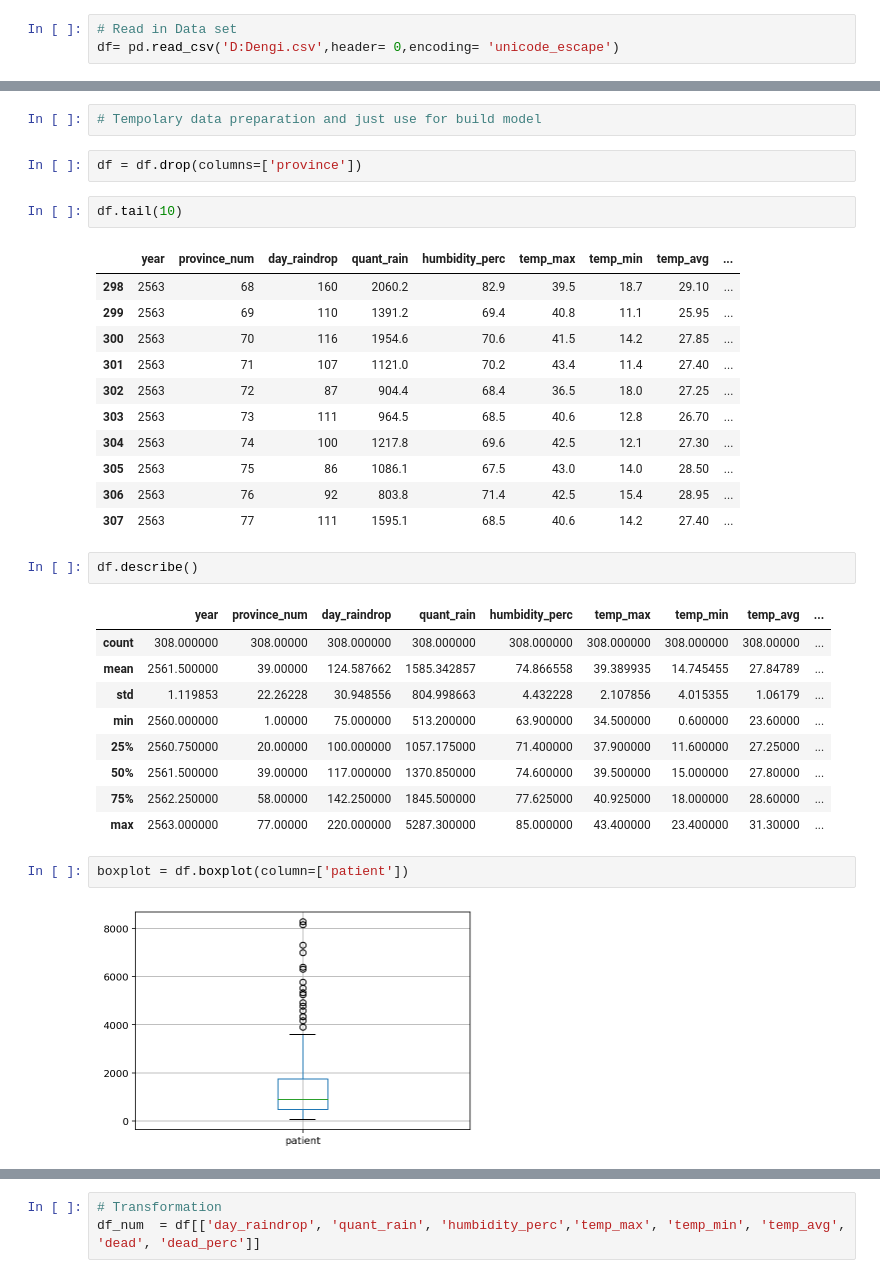
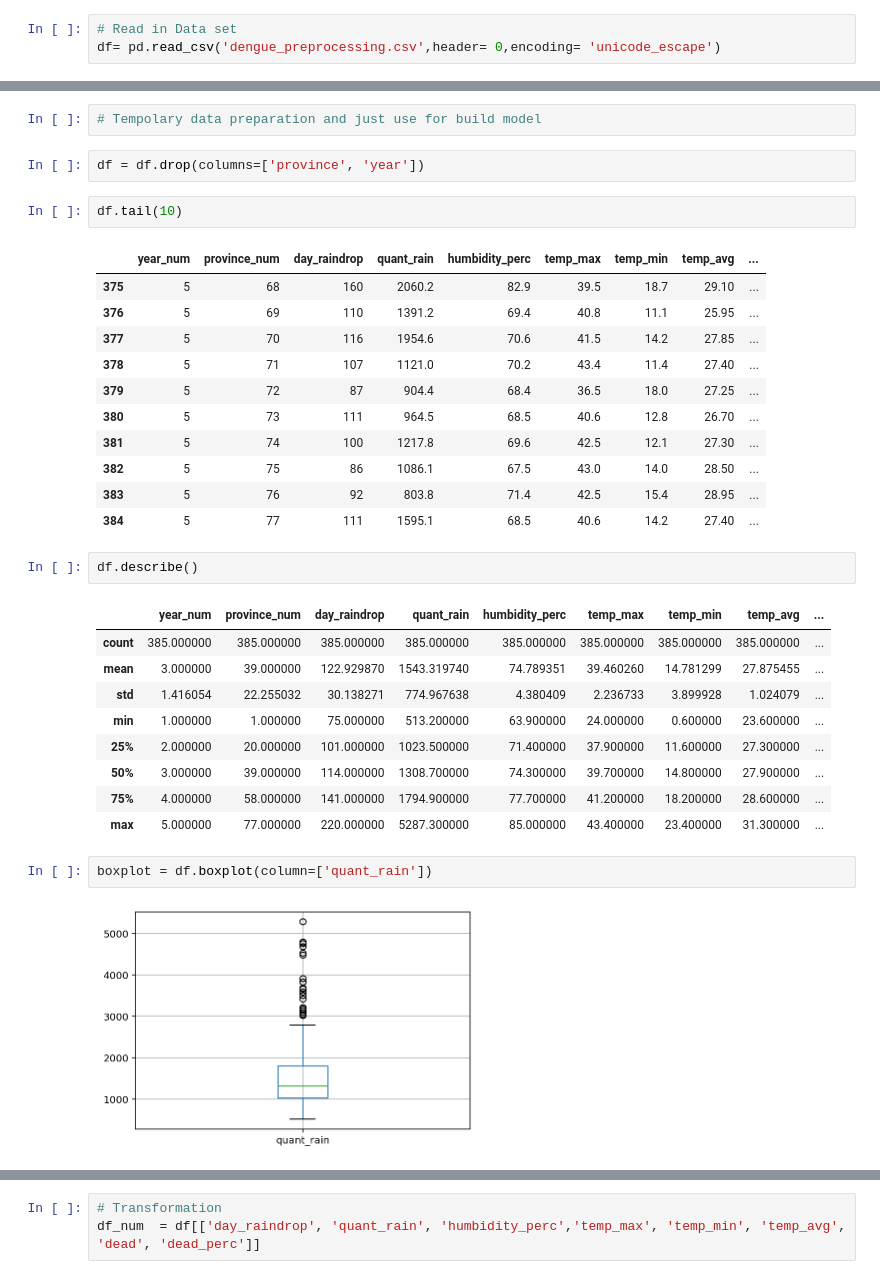
Before and after one commit to Phophism/python_project, a Jupyter notebook: Nattawat/V1_MLR_test.ipynb, the cells around one changed output, grey strips where cells are left out. Saved outputs shown, nothing was run; the diff lists cells and outputs as text.

```diff
--- a/Nattawat/V1_MLR_test.ipynb
+++ b/Nattawat/V1_MLR_test.ipynb
@@ -29,7 +29,7 @@ sklearn version: 0.23.2
 ### Input Data from CSV file.
 # %%
 # Read in Data set
-df= pd.read_csv('D:Dengi.csv',header= 0,encoding= 'unicode_escape')
+df= pd.read_csv('dengue_preprocessing.csv',header= 0,encoding= 'unicode_escape')
 # %%
 df.head()
 # %% [output]
@@ -42,37 +42,37 @@ df.head()
 # %%
 # Tempolary data preparation and just use for build model
 # %%
-df = df.drop(columns=['province'])
+df = df.drop(columns=['province', 'year'])
 # %%
 df.tail(10)
 # %% [output]
-|  | year | province_num | day_raindrop | quant_rain | humbidity_perc | temp_max | temp_min | temp_avg | ... |
-| 298 | 2563 | 68 | 160 | 2060.2 | 82.9 | 39.5 | 18.7 | 29.10 | ... |
-| 299 | 2563 | 69 | 110 | 1391.2 | 69.4 | 40.8 | 11.1 | 25.95 | ... |
-| 300 | 2563 | 70 | 116 | 1954.6 | 70.6 | 41.5 | 14.2 | 27.85 | ... |
-| 301 | 2563 | 71 | 107 | 1121.0 | 70.2 | 43.4 | 11.4 | 27.40 | ... |
-| 302 | 2563 | 72 | 87 | 904.4 | 68.4 | 36.5 | 18.0 | 27.25 | ... |
-| 303 | 2563 | 73 | 111 | 964.5 | 68.5 | 40.6 | 12.8 | 26.70 | ... |
-| 304 | 2563 | 74 | 100 | 1217.8 | 69.6 | 42.5 | 12.1 | 27.30 | ... |
-| 305 | 2563 | 75 | 86 | 1086.1 | 67.5 | 43.0 | 14.0 | 28.50 | ... |
-| 306 | 2563 | 76 | 92 | 803.8 | 71.4 | 42.5 | 15.4 | 28.95 | ... |
-| 307 | 2563 | 77 | 111 | 1595.1 | 68.5 | 40.6 | 14.2 | 27.40 | ... |
+|  | year_num | province_num | day_raindrop | quant_rain | humbidity_perc | temp_max | temp_min | temp_avg | ... |
+| 375 | 5 | 68 | 160 | 2060.2 | 82.9 | 39.5 | 18.7 | 29.10 | ... |
+| 376 | 5 | 69 | 110 | 1391.2 | 69.4 | 40.8 | 11.1 | 25.95 | ... |
+| 377 | 5 | 70 | 116 | 1954.6 | 70.6 | 41.5 | 14.2 | 27.85 | ... |
+| 378 | 5 | 71 | 107 | 1121.0 | 70.2 | 43.4 | 11.4 | 27.40 | ... |
+| 379 | 5 | 72 | 87 | 904.4 | 68.4 | 36.5 | 18.0 | 27.25 | ... |
+| 380 | 5 | 73 | 111 | 964.5 | 68.5 | 40.6 | 12.8 | 26.70 | ... |
+| 381 | 5 | 74 | 100 | 1217.8 | 69.6 | 42.5 | 12.1 | 27.30 | ... |
+| 382 | 5 | 75 | 86 | 1086.1 | 67.5 | 43.0 | 14.0 | 28.50 | ... |
+| 383 | 5 | 76 | 92 | 803.8 | 71.4 | 42.5 | 15.4 | 28.95 | ... |
+| 384 | 5 | 77 | 111 | 1595.1 | 68.5 | 40.6 | 14.2 | 27.40 | ... |
 # %%
 df.describe()
 # %% [output]
-|  | year | province_num | day_raindrop | quant_rain | humbidity_perc | temp_max | temp_min | temp_avg | ... |
-| count | 308.000000 | 308.00000 | 308.000000 | 308.000000 | 308.000000 | 308.000000 | 308.000000 | 308.00000 | ... |
-| mean | 2561.500000 | 39.00000 | 124.587662 | 1585.342857 | 74.866558 | 39.389935 | 14.745455 | 27.84789 | ... |
-| std | 1.119853 | 22.26228 | 30.948556 | 804.998663 | 4.432228 | 2.107856 | 4.015355 | 1.06179 | ... |
-| min | 2560.000000 | 1.00000 | 75.000000 | 513.200000 | 63.900000 | 34.500000 | 0.600000 | 23.60000 | ... |
-| 25% | 2560.750000 | 20.00000 | 100.000000 | 1057.175000 | 71.400000 | 37.900000 | 11.600000 | 27.25000 | ... |
-| 50% | 2561.500000 | 39.00000 | 117.000000 | 1370.850000 | 74.600000 | 39.500000 | 15.000000 | 27.80000 | ... |
-| 75% | 2562.250000 | 58.00000 | 142.250000 | 1845.500000 | 77.625000 | 40.925000 | 18.000000 | 28.60000 | ... |
-| max | 2563.000000 | 77.00000 | 220.000000 | 5287.300000 | 85.000000 | 43.400000 | 23.400000 | 31.30000 | ... |
+|  | year_num | province_num | day_raindrop | quant_rain | humbidity_perc | temp_max | temp_min | temp_avg | ... |
+| count | 385.000000 | 385.000000 | 385.000000 | 385.000000 | 385.000000 | 385.000000 | 385.000000 | 385.000000 | ... |
+| mean | 3.000000 | 39.000000 | 122.929870 | 1543.319740 | 74.789351 | 39.460260 | 14.781299 | 27.875455 | ... |
+| std | 1.416054 | 22.255032 | 30.138271 | 774.967638 | 4.380409 | 2.236733 | 3.899928 | 1.024079 | ... |
+| min | 1.000000 | 1.000000 | 75.000000 | 513.200000 | 63.900000 | 24.000000 | 0.600000 | 23.600000 | ... |
+| 25% | 2.000000 | 20.000000 | 101.000000 | 1023.500000 | 71.400000 | 37.900000 | 11.600000 | 27.300000 | ... |
+| 50% | 3.000000 | 39.000000 | 114.000000 | 1308.700000 | 74.300000 | 39.700000 | 14.800000 | 27.900000 | ... |
+| 75% | 4.000000 | 58.000000 | 141.000000 | 1794.900000 | 77.700000 | 41.200000 | 18.200000 | 28.600000 | ... |
+| max | 5.000000 | 77.000000 | 220.000000 | 5287.300000 | 85.000000 | 43.400000 | 23.400000 | 31.300000 | ... |
 # %%
-boxplot = df.boxplot(column=['patient'])
+boxplot = df.boxplot(column=['quant_rain'])
 # %% [output]
-[figure, old version]
+[figure, new version]
 # %%
 # Greater than 50000 replace to mean value.
 
```
Also changed, not shown: parts of 21 cells of this notebook.
